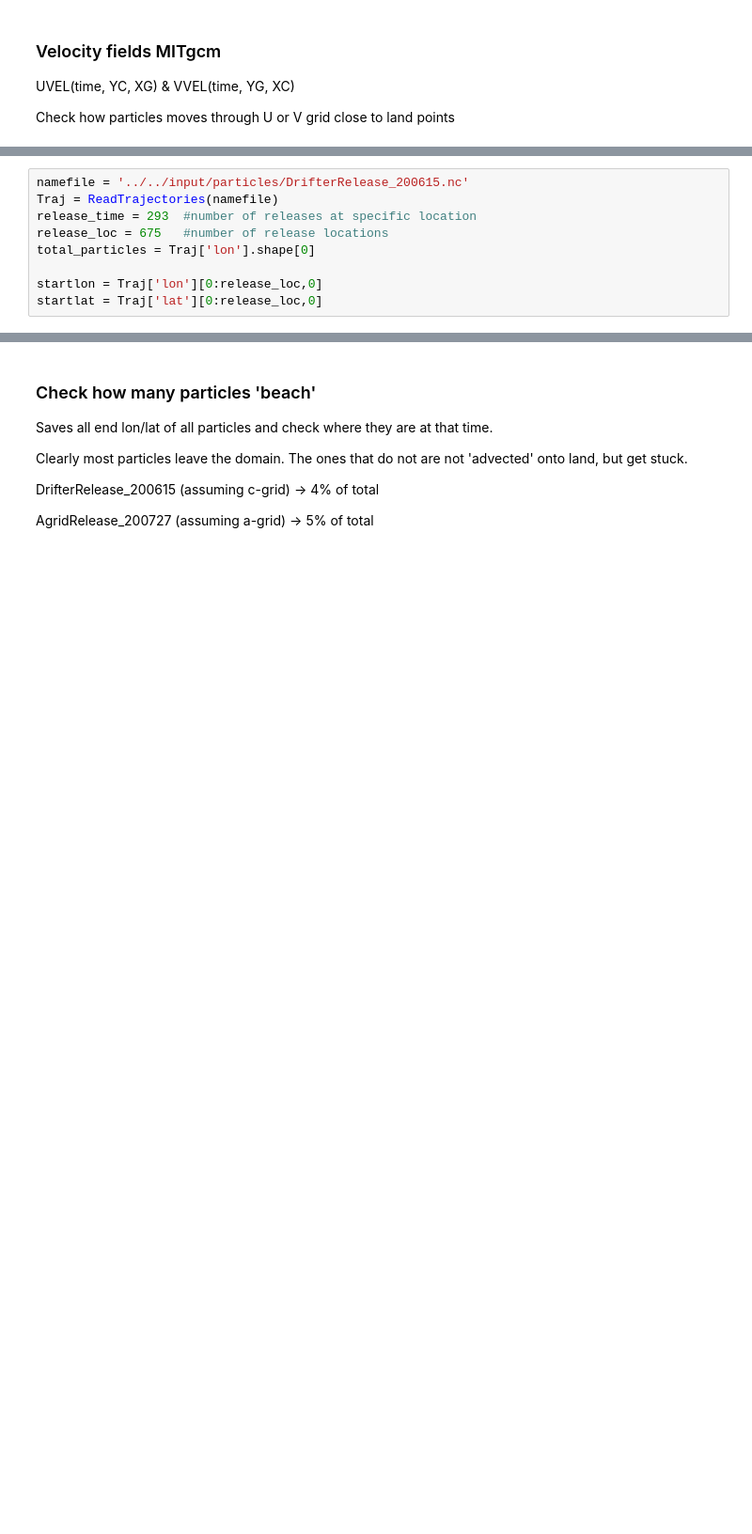
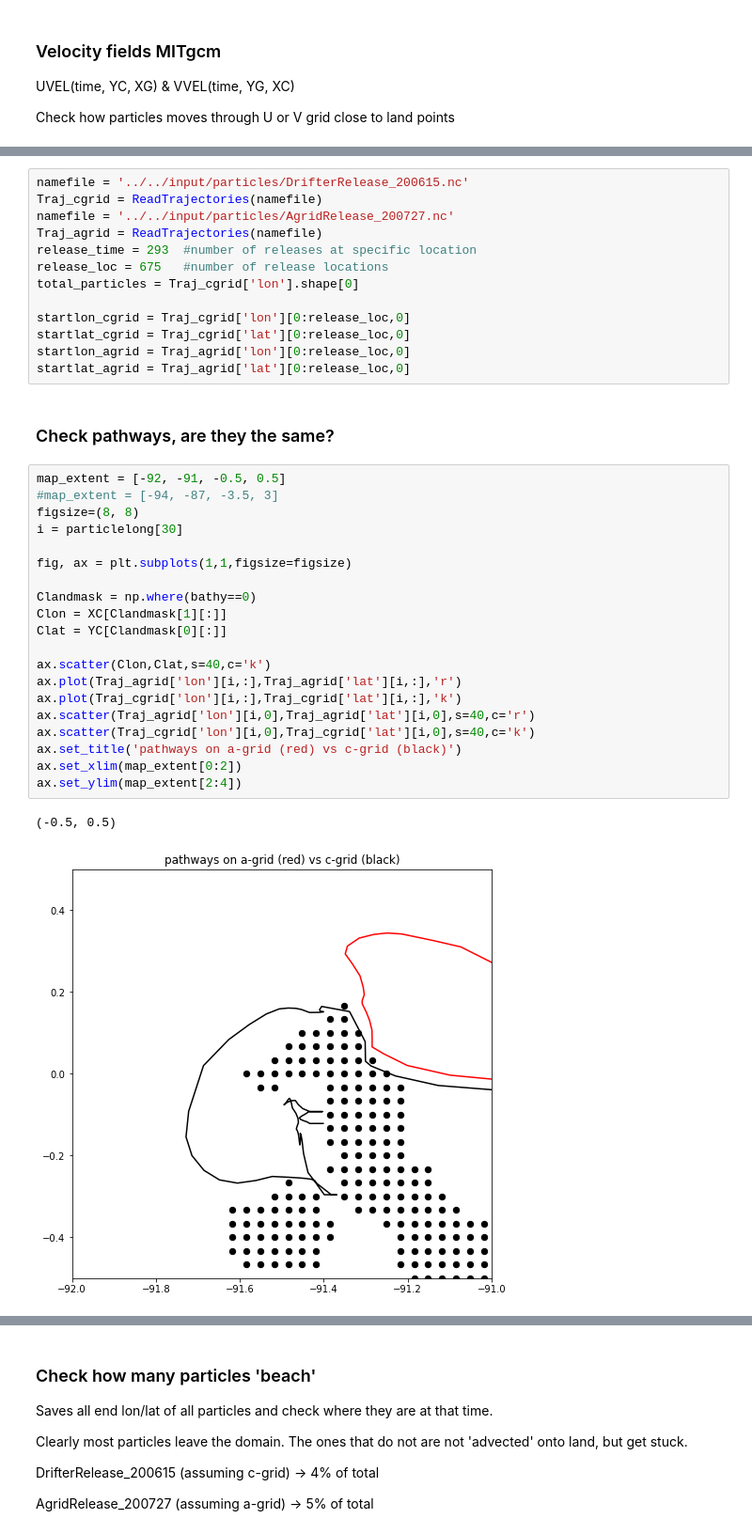
Before and after one commit to SLYpma/GalapagosAnalysis, a Jupyter notebook: documentation/20.07_InterpolationMethods/cgrid_beaching.ipynb, the cells around one changed output, grey strips where cells are left out. Shown: that part at 94% size. Drawn from its saved outputs; the diff is of its cells as text; blank space fills up the shorter version.

Commit message:
compare particles pathways

```diff
--- a/documentation/20.07_InterpolationMethods/cgrid_beaching.ipynb
+++ b/documentation/20.07_InterpolationMethods/cgrid_beaching.ipynb
@@ -43,9 +72,38 @@ Vvel[Vvel==0]=nan
 # %%
 namefile = '../../input/particles/DrifterRelease_200615.nc'
-Traj = ReadTrajectories(namefile)
+Traj_cgrid = ReadTrajectories(namefile)
+namefile = '../../input/particles/AgridRelease_200727.nc'
+Traj_agrid = ReadTrajectories(namefile)
 release_time = 293  #number of releases at specific location
 release_loc = 675   #number of release locations
-total_particles = Traj['lon'].shape[0]
+total_particles = Traj_cgrid['lon'].shape[0]
 
-startlon = Traj['lon'][0:release_loc,0]
-startlat = Traj['lat'][0:release_loc,0]
+startlon_cgrid = Traj_cgrid['lon'][0:release_loc,0]
+startlat_cgrid = Traj_cgrid['lat'][0:release_loc,0]
+startlon_agrid = Traj_agrid['lon'][0:release_loc,0]
+startlat_agrid = Traj_agrid['lat'][0:release_loc,0]
+# %% [markdown]
+### Check pathways, are they the same?
+# %%
+map_extent = [-92, -91, -0.5, 0.5]
+#map_extent = [-94, -87, -3.5, 3]
+figsize=(8, 8)
+i = particlelong[30]
+
+fig, ax = plt.subplots(1,1,figsize=figsize)
+
+Clandmask = np.where(bathy==0)
+Clon = XC[Clandmask[1][:]]
+Clat = YC[Clandmask[0][:]]
+
+ax.scatter(Clon,Clat,s=40,c='k')
+ax.plot(Traj_agrid['lon'][i,:],Traj_agrid['lat'][i,:],'r')
+ax.plot(Traj_cgrid['lon'][i,:],Traj_cgrid['lat'][i,:],'k')
+ax.scatter(Traj_agrid['lon'][i,0],Traj_agrid['lat'][i,0],s=40,c='r')
+ax.scatter(Traj_cgrid['lon'][i,0],Traj_cgrid['lat'][i,0],s=40,c='k')
+ax.set_title('pathways on a-grid (red) vs c-grid (black)')
+ax.set_xlim(map_extent[0:2])
+ax.set_ylim(map_extent[2:4])
+# %% [output]
+(-0.5, 0.5)
+[figure, added]
```
Also changed, not shown: parts of 7 cells of this notebook.
